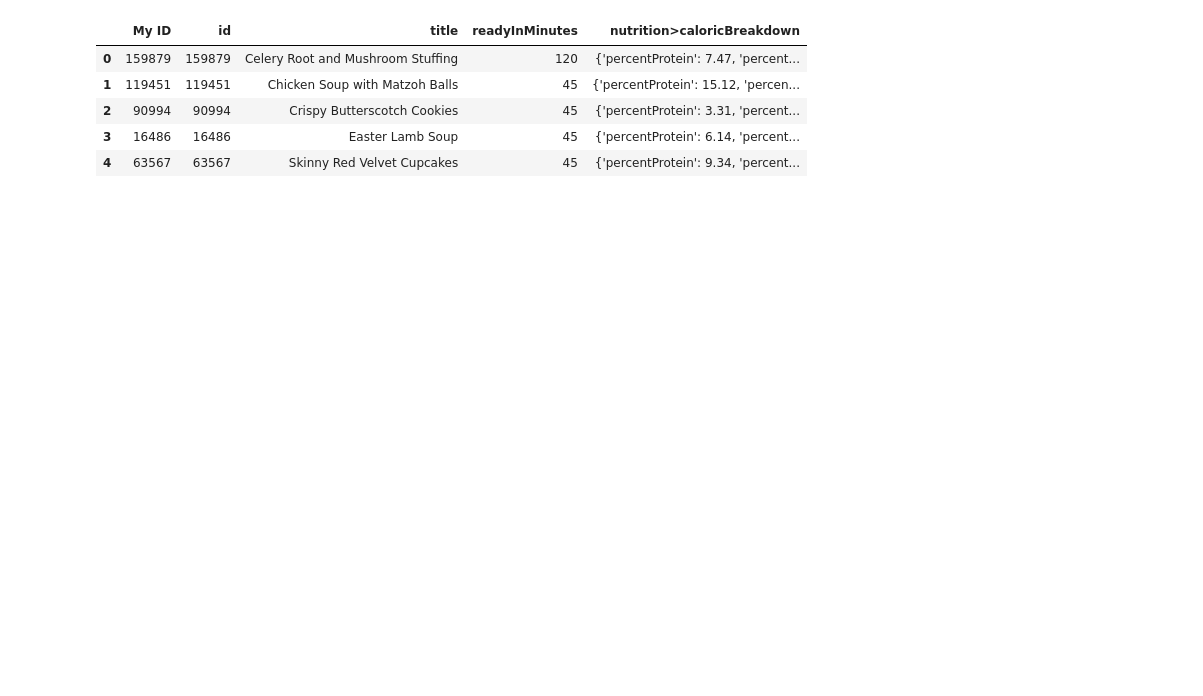
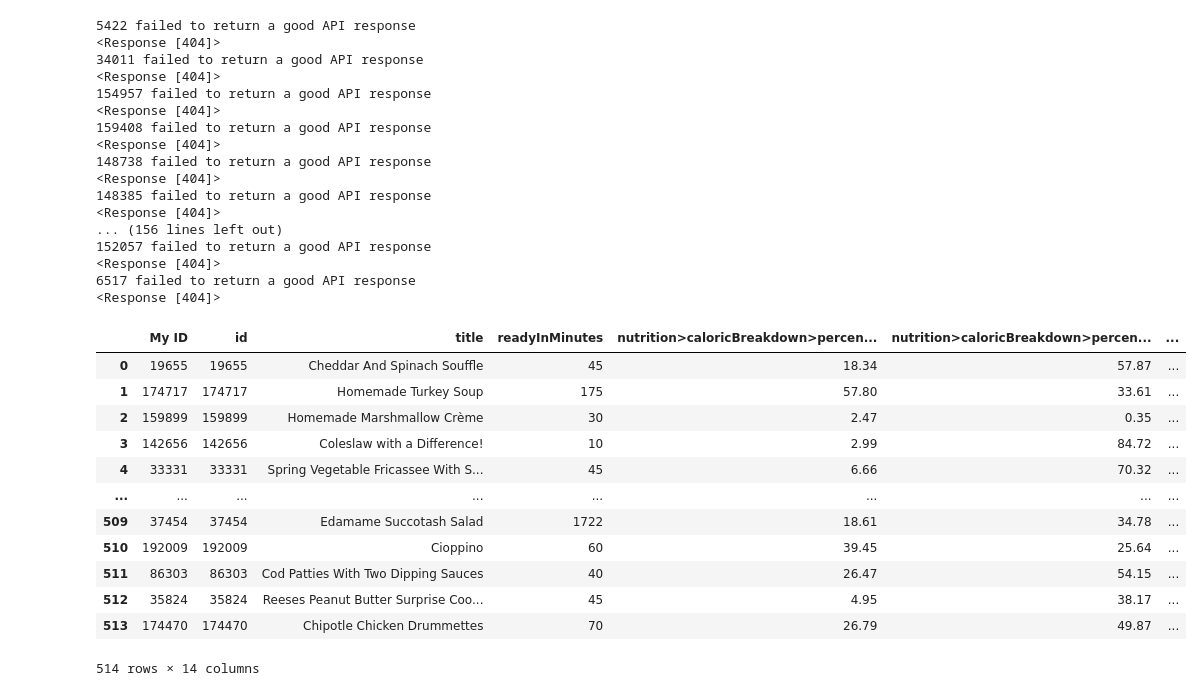
Before and after one commit to Jamahler/Project-3, a Jupyter notebook: asmvm_files/recipes.ipynb, the cells around one changed output. Saved outputs shown, nothing was run; the diff lists cells and outputs as text; code cells hidden in the pictures; blank space fills up the shorter version.

Commit message:
finally pulled our data!

```diff
--- a/asmvm_files/recipes.ipynb
+++ b/asmvm_files/recipes.ipynb
@@ -193,0 +136,9 @@ recipe_df
+# %%
+# build a list of random ID numbers to fetch a variety of recipes from API call
+# this was done because consecutive ID numbers retrieves recipes of the same main ingredient
+recipe_num= [random.randrange(1,200000,1) for i in range(6000)]
+recipe_num
+print(len(recipe_num))
+res = []
+[res.append(x) for x in recipe_num if x not in res]
+print(len(res))
@@ -193,0 +156,19 @@ recipe_df
+# %%
+# create a function that divides the recipe id list 'res' into sets of 150 for API calls
+def divide_list(l, n):
+
+    # looping till length l
+    for i in range(0, len(l), n):
+        yield l[i:i + n]
+
+n = 150
+x = list(divide_list(res, n))
+recipe_list_1 = x[0]
+# recipe_list_1
+recipe_list_1 = x[0]
+recipe_list_2 = x[1]
+recipe_list_3 = x[2]
+recipe_list_4 = x[3]
+
+full_list = recipe_list_1 + recipe_list_2 + recipe_list_3 + recipe_list_4
+full_list
@@ -194,34 +193,62 @@ recipe_df
 # %%
 data = []
+# data_2 = []
 import numpy as np
+import time
 # Recipe Dataframe Components
-rec_data_comps = ['id', 'title', 'readyInMinutes', 'nutrition>caloricBreakdown']
+rec_data_comps = ['id', 'title', 'readyInMinutes', 'nutrition>caloricBreakdown>percentProtein', 'nutrition>caloricBreakdown>percentFat','nutrition>caloricBreakdown>percentCarbs','servings','image','sourceUrl','summary',
+                  'aggregateLikes','winePairing>pairedWines', 'winePairing>pairingText']
 def rec_comp_check(comp, recipe_data):
     try:
         comp_path = comp.split(">")
         for c in comp_path:
             recipe_data = recipe_data[c]
         datum = recipe_data
     except:
         datum = np.nan
     return datum
-for num in recipe_num: # may need to fix what you iterate over
+for num in full_list: # may need to fix what you iterate over
+
     params = f'{num}'
     response = s.get(url_base + params + url_tail + key)
     if response.status_code == 200:
         recipe_data = response.json()
         my_big_dict ={"My ID": num}
         for comp in rec_data_comps:
             my_big_dict[comp] = rec_comp_check(comp, recipe_data)
         data.append(my_big_dict)
     else:
-        print(f'{meal_id} failed to return a good API response')
+        print(f'{num} failed to return a good API response')
         print(response)
 pd.DataFrame(data)
 # %% [output]
+5422 failed to return a good API response
+<Response [404]>
+34011 failed to return a good API response
+<Response [404]>
+154957 failed to return a good API response
+<Response [404]>
+159408 failed to return a good API response
+<Response [404]>
+148738 failed to return a good API response
+<Response [404]>
+148385 failed to return a good API response
+<Response [404]>
+... (156 lines left out)
+152057 failed to return a good API response
+<Response [404]>
+6517 failed to return a good API response
+<Response [404]>
-|  | My ID | id | title | readyInMinutes | nutrition>caloricBreakdown |
-| 0 | 159879 | 159879 | Celery Root and Mushroom Stuffing | 120 | {'percentProtein': 7.47, 'percent... |
-| 1 | 119451 | 119451 | Chicken Soup with Matzoh Balls | 45 | {'percentProtein': 15.12, 'percen... |
-| 2 | 90994 | 90994 | Crispy Butterscotch Cookies | 45 | {'percentProtein': 3.31, 'percent... |
-| 3 | 16486 | 16486 | Easter Lamb Soup | 45 | {'percentProtein': 6.14, 'percent... |
-| 4 | 63567 | 63567 | Skinny Red Velvet Cupcakes | 45 | {'percentProtein': 9.34, 'percent... |
+|  | My ID | id | title | readyInMinutes | nutrition>caloricBreakdown>percen... | nutrition>caloricBreakdown>percen... | ... |
+| 0 | 19655 | 19655 | Cheddar And Spinach Souffle | 45 | 18.34 | 57.87 | ... |
+| 1 | 174717 | 174717 | Homemade Turkey Soup | 175 | 57.80 | 33.61 | ... |
+| 2 | 159899 | 159899 | Homemade Marshmallow Crème | 30 | 2.47 | 0.35 | ... |
+| 3 | 142656 | 142656 | Coleslaw with a Difference! | 10 | 2.99 | 84.72 | ... |
+| 4 | 33331 | 33331 | Spring Vegetable Fricassee With S... | 45 | 6.66 | 70.32 | ... |
+| ... | ... | ... | ... | ... | ... | ... | ... |
+| 509 | 37454 | 37454 | Edamame Succotash Salad | 1722 | 18.61 | 34.78 | ... |
+| 510 | 192009 | 192009 | Cioppino | 60 | 39.45 | 25.64 | ... |
+| 511 | 86303 | 86303 | Cod Patties With Two Dipping Sauces | 40 | 26.47 | 54.15 | ... |
+| 512 | 35824 | 35824 | Reeses Peanut Butter Surprise Coo... | 45 | 4.95 | 38.17 | ... |
+| 513 | 174470 | 174470 | Chipotle Chicken Drummettes | 70 | 26.79 | 49.87 | ... |
+514 rows × 14 columns
```
Also changed, not shown: parts of 25 cells of this notebook, 2 other files.
